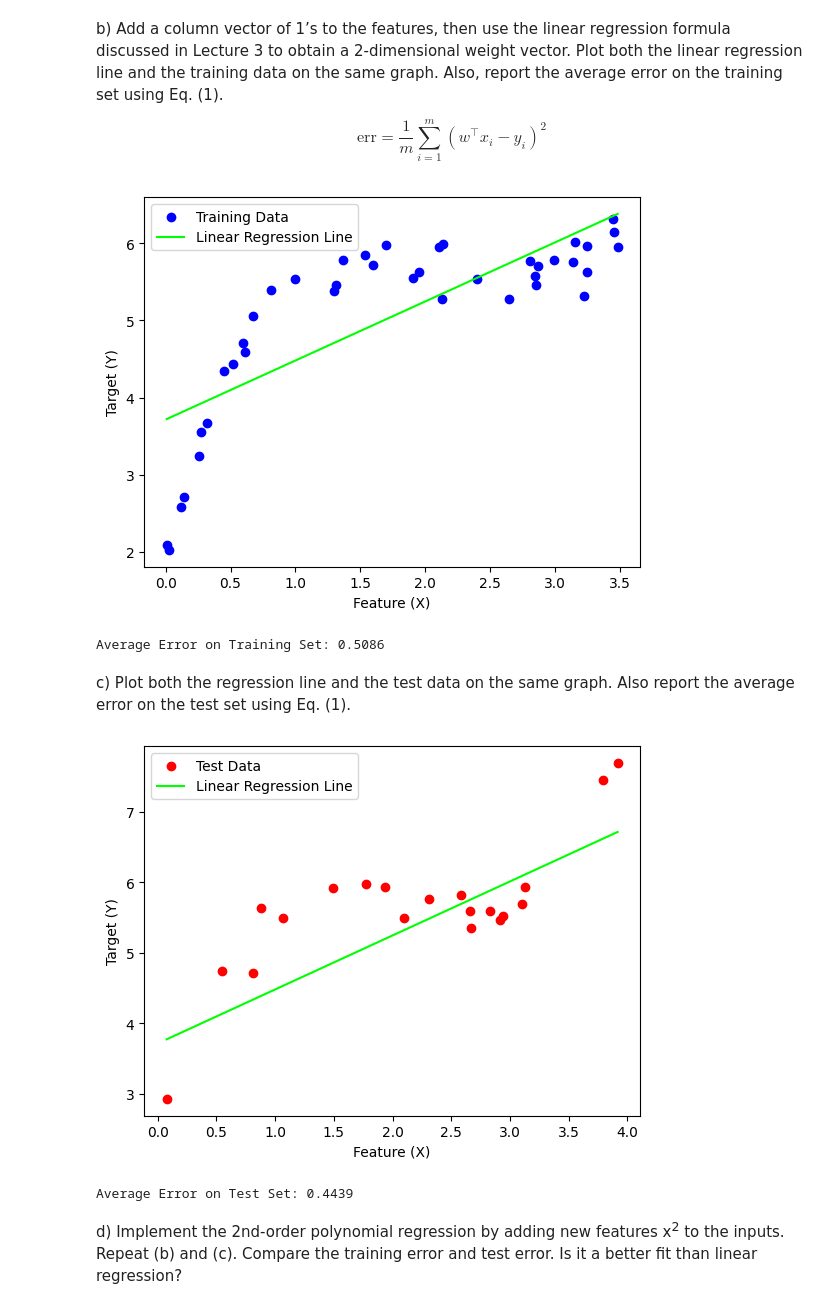
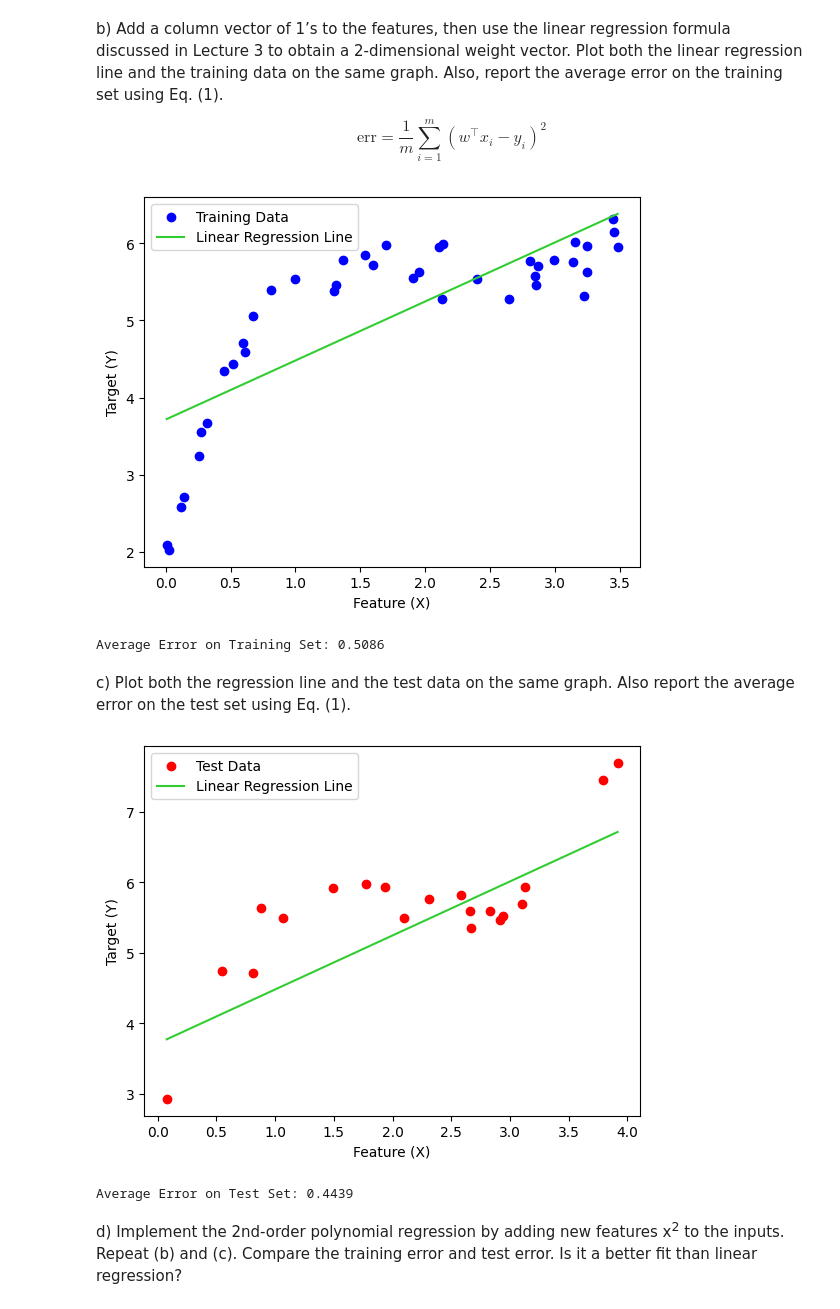
Before and after one commit to hpharen/4442-Assignments, a Jupyter notebook: Assignment 1/4442 Assignment 1 - hpate269.ipynb, the cells around one changed output. Drawn from its saved outputs; the diff is of its cells as text; code cells hidden in the pictures.

Commit message:
changed regression line colours

```diff
--- a/Assignment 1/4442 Assignment 1 - hpate269.ipynb
+++ b/Assignment 1/4442 Assignment 1 - hpate269.ipynb
@@ -59,29 +59,29 @@ $$
 # %%
 # Add column vector of 1's to features
 X_train = np.c_[np.ones(trainingX.shape[0]), trainingX]
 
 # Use linear regression formula to obtain 2-dimensional weight vector
 w = np.linalg.inv(X_train.T @ X_train) @ X_train.T @ trainingY  # (X^T * X)^(-1) * X^T * Y
 
 # Plot linear regression line and training data on graph
 plt.scatter(trainingX, trainingY, color="blue", label="Training Data")
 
 # Generate predictions for plotting
 x_vals = np.linspace(min(trainingX), max(trainingX), 100)
 X_plot = np.c_[np.ones(x_vals.shape[0]), x_vals]  # Add bias term
 y_vals = X_plot @ w  # Compute predictions
 
-plt.plot(x_vals, y_vals, color="lime", label="Linear Regression Line")
+plt.plot(x_vals, y_vals, color="limegreen", label="Linear Regression Line")
 plt.xlabel("Feature (X)")
 plt.ylabel("Target (Y)")
 plt.legend()
 plt.show()
 
 # Average error on training set using Eq. (1) (MSE)
 error = (1 / trainingX.shape[0]) * np.sum((X_train @ w - trainingY) ** 2)
 print(f"Average Error on Training Set: {error:.4f}")
 # %% [output]
-[figure, old version]
+[figure, new version]
 Average Error on Training Set: 0.5086
 # %% [markdown]
 c) Plot both the regression line and the test data on the same graph. Also report the average error on the test set using Eq. (1).
@@ -100,7 +100,7 @@ x_vals = np.linspace(min(testX), max(testX), 100)
 X_plot = np.c_[np.ones(x_vals.shape[0]), x_vals]  # Add bias term
 y_vals = X_plot @ w  # Compute predictions
 
-plt.plot(x_vals, y_vals, color="lime", label="Linear Regression Line")
+plt.plot(x_vals, y_vals, color="limegreen", label="Linear Regression Line")
 plt.xlabel("Feature (X)")
 plt.ylabel("Target (Y)")
 plt.legend()
@@ -110,7 +110,7 @@ plt.show()
 error_test = (1 / testX.shape[0]) * np.sum((X_test @ w - testY) ** 2)
 print(f"Average Error on Test Set: {error_test:.4f}")
 # %% [output]
-[figure, old version]
+[figure, new version]
 Average Error on Test Set: 0.4439
 # %% [markdown]
 d) Implement the 2nd-order polynomial regression by adding new features x<sup>2</sup> to the inputs. Repeat (b) and (c). Compare the training error and test error. Is it a better fit than linear regression?
```
